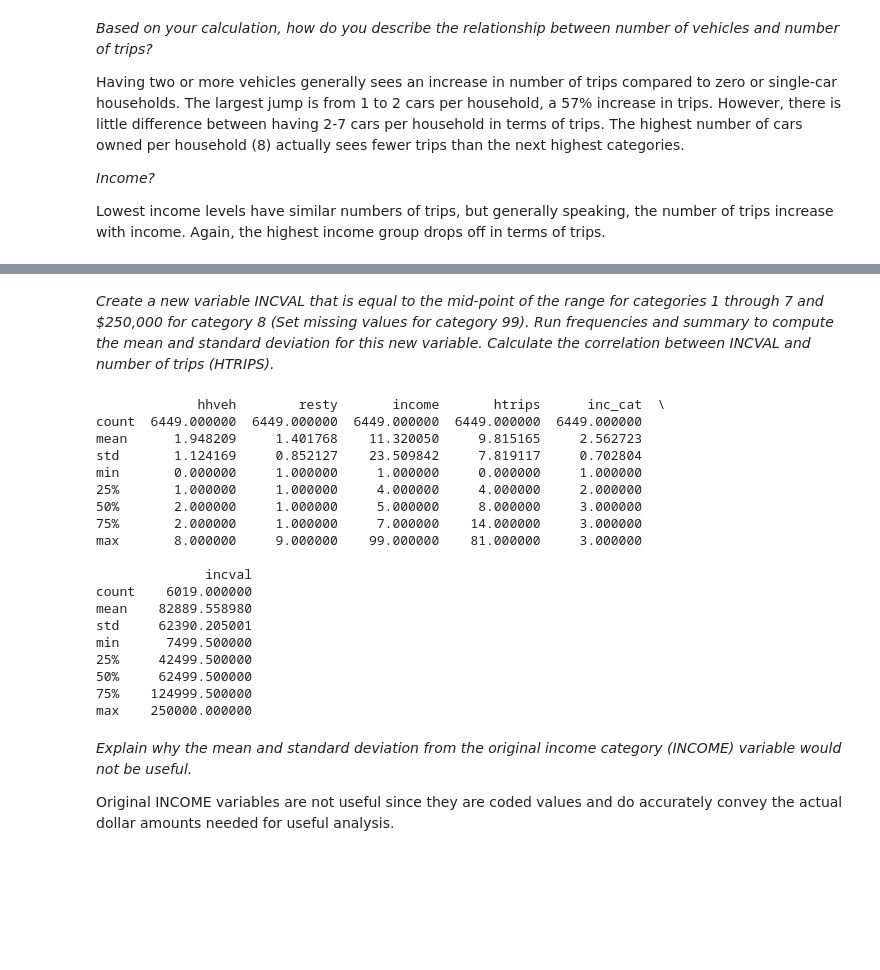
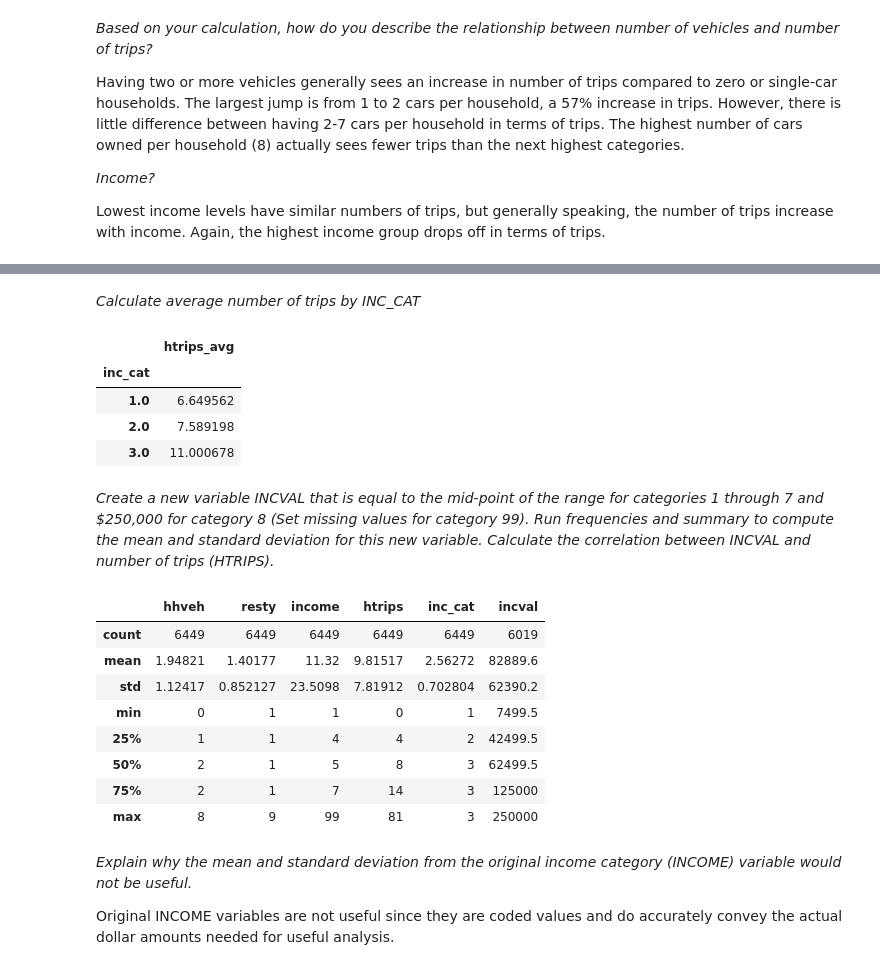
Before and after one commit to saashimi/USP_587, a Jupyter notebook: hw1.ipynb, the cells around one changed output, grey strips where cells are left out. Saved outputs shown, nothing was run; the diff lists cells and outputs as text; code cells hidden in the pictures; blank space fills up the shorter version.

```diff
--- a/hw1.ipynb
+++ b/hw1.ipynb
@@ -163,50 +175,53 @@ Name: htrips, dtype: float64
+# %% [markdown]
+*Calculate average number of trips by INC_CAT*
+# %%
+df_new_inc_cat.groupby(['inc_cat'])['htrips'].mean().to_frame('htrips_avg')
+# %% [output]
+|  | htrips_avg |
+| inc_cat |  |
+| 1.0 | 6.649562 |
+| 2.0 | 7.589198 |
+| 3.0 | 11.000678 |
 # %% [markdown]
 *Create a new variable INCVAL that is equal to the mid-point of the range for categories 1 through 7 and $250,000 for category 8 (Set missing values for category 99). Run frequencies and summary to compute the mean and standard deviation for this new variable. Calculate the correlation between INCVAL and number of trips (HTRIPS).*
 # %%
 def set_incval(df_incval):
+    """
+    Creates new variable `incval` that is equal to the midpoint of indicated salary ranges.
+    """
     for index, row in df_incval.iterrows():
         if row.income == 1:
             df_incval.set_value(index, 'incval', ((14999-0)/2 + 0))
         elif row.income == 2:
             df_incval.set_value(index, 'incval', ((15000-24999)/2 + 24999))
         elif row.income == 3:
             df_incval.set_value(index, 'incval', ((34999-25000)/2 + 25000))
         elif row.income == 4:
             df_incval.set_value(index, 'incval', ((49999-35000)/2 + 35000))
         elif row.income == 5:
             df_incval.set_value(index, 'incval', ((74999-50000)/2 + 50000))
         elif row.income == 6:
             df_incval.set_value(index, 'incval', ((99999-75000)/2 + 75000))
         elif row.income == 7:
             df_incval.set_value(index, 'incval', ((149999-100000)/2 + 100000))
         elif row.income == 8:
             df_incval.set_value(index, 'incval', 250000)
         elif row.income == 99:
             df_incval.set_value(index, 'incval', None)
     return df_incval
 
 df_incval_new = set_incval(df_new_inc_cat)
-print(df_incval_new.describe())
+df_incval_new.describe().style
 # %% [output]
-             hhveh        resty       income       htrips      inc_cat  \
-count  6449.000000  6449.000000  6449.000000  6449.000000  6449.000000
-mean      1.948209     1.401768    11.320050     9.815165     2.562723
-std       1.124169     0.852127    23.509842     7.819117     0.702804
-min       0.000000     1.000000     1.000000     0.000000     1.000000
-25%       1.000000     1.000000     4.000000     4.000000     2.000000
-50%       2.000000     1.000000     5.000000     8.000000     3.000000
-75%       2.000000     1.000000     7.000000    14.000000     3.000000
-max       8.000000     9.000000    99.000000    81.000000     3.000000
-
-              incval
-count    6019.000000
-mean    82889.558980
-std     62390.205001
-min      7499.500000
-25%     42499.500000
-50%     62499.500000
-75%    124999.500000
-max    250000.000000
+|  | hhveh | resty | income | htrips | inc_cat | incval |
+| count | 6449 | 6449 | 6449 | 6449 | 6449 | 6019 |
+| mean | 1.94821 | 1.40177 | 11.32 | 9.81517 | 2.56272 | 82889.6 |
+| std | 1.12417 | 0.852127 | 23.5098 | 7.81912 | 0.702804 | 62390.2 |
+| min | 0 | 1 | 1 | 0 | 1 | 7499.5 |
+| 25% | 1 | 1 | 4 | 4 | 2 | 42499.5 |
+| 50% | 2 | 1 | 5 | 8 | 3 | 62499.5 |
+| 75% | 2 | 1 | 7 | 14 | 3 | 125000 |
+| max | 8 | 9 | 99 | 81 | 3 | 250000 |
 # %% [markdown]
 *Explain why the mean and standard deviation from the original income category (INCOME) variable would not be useful.*
 
```
Also changed, not shown: parts of 18 cells of this notebook.
